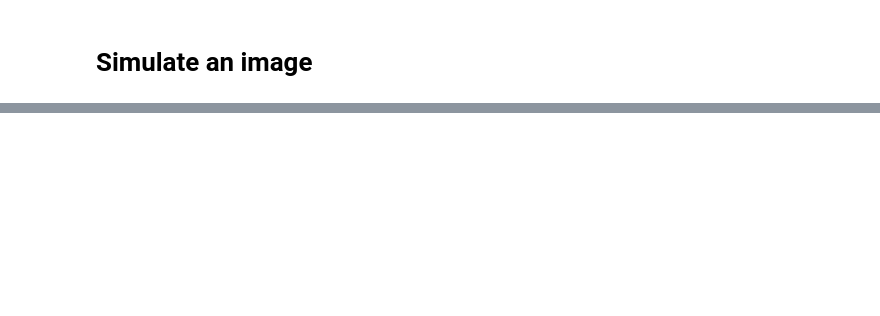
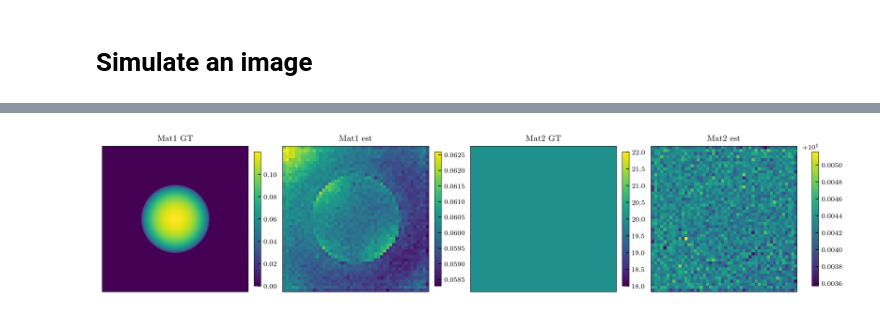
Before and after one commit to gjadick/xpc-autodiff-recon, a Jupyter notebook: spectral/spectral-mammo-test.ipynb, the cells around one changed output, grey strips where cells are left out. Saved outputs shown, nothing was run; the diff lists cells and outputs as text; code cells hidden in the pictures; blank space fills up the shorter version.

```diff
--- a/spectral/spectral-mammo-test.ipynb
+++ b/spectral/spectral-mammo-test.ipynb
@@ -307,0 +478,12 @@ Feel free to play around with other parameters. I suggest keeping Nx, Ny dimensi
+# %%
+def poisson_nll(yhat, y, eps=1e-12):
+    return jnp.mean(yhat - y * jnp.log(yhat + eps))
+
+def TV(x, eps=1e-8):
+    dx = jnp.diff(x, axis=0, append=x[-1:, :])
+    dy = jnp.diff(x, axis=1, append=x[:, -1:])
+    eps = jnp.asarray(eps, dtype=x.dtype)
+    return jnp.sum(jnp.sqrt(dx*dx + dy*dy + eps*eps))
+
+def L1(x):
+    return jnp.sum(jnp.abs(x))
@@ -307,0 +522,67 @@ Feel free to play around with other parameters. I suggest keeping Nx, Ny dimensi
+# %%
+%%time
+
+# ---------- Hyperparams ----------
+LRATE = 2e-6
+max_iter = 1000
+show_iter = 100
+
+w_tv1 = 4e7
+w_tv2 = w_tv1
+
+# ---------- Model / params / optimizer ----------
+
+def loss_fn(params, data):
+    # tmap = _tmaps_from_params(params)
+    tmap = params.get('tmap', params['params']['tmap'])  # supports both flat/nested params
+    t1, t2 = tmap[0], tmap[1]
+
+    y_k = forward(params)
+    fidelity = poisson_nll(y_k, data)
+
+    tv1 = w_tv1 * TV(t1) / t1.size
+    tv2 = w_tv2 * TV(t2) / t2.size
+
+    return fidelity + tv1 + tv2
+
+
+##
+key = jax.random.PRNGKey(3)
+model = MultiMatProjectionOpt()
+forward = jax.jit(model.apply)
+
+##
+params = model.init(key)
+##
+
+optimizer = optax.chain(
+    optax.clip_by_global_norm(5.0),
+    optax.adam(learning_rate=LRATE, eps=1e-8),
+)
+opt_state = optimizer.init(params)
+
+
+@jax.jit
+def update(params, opt_state, *args):
+    loss, grads = jax.value_and_grad(loss_fn)(params, *args)
+    updates, opt_state = optimizer.update(grads, opt_state, params)
+    params = projection_non_negative(optax.apply_updates(params, updates))
+    return params, opt_state, loss
+
+
+# ---------- Train ----------
+loss = []
+t0 = time()
+for k in range(max_iter + 1):
+
+    params, opt_state, loss_k = update(params, opt_state, data)
+    loss.append(loss_k)
+
+    if k % show_iter == 0 and k > 0:
+        t1, t2 = params['params']['tmap']
+        y0 = forward(params); tv1 = TV(t1)/t1.size; tv2 = TV(t2)/t2.size
+        fidel = jnp.mean(y0 - data * jnp.log(y0 + 1e-12))
+        print(f'loss @ iter {k}: {loss_k:.6e} (t = {time()-t0:.1f} s)')
+        print(f'Fidelity ~ {fidel:8.2e}  / TV1 ~ {tv1:6.2e}  / TV2 ~ {tv2:6.2e}')
+        plot_md_results(params, GT, match_kw=False)
+# %% [output]
@@ -307,0 +591 @@ Feel free to play around with other parameters. I suggest keeping Nx, Ny dimensi
+[figure, added]
```
Also changed, not shown: parts of 10 cells of this notebook.
